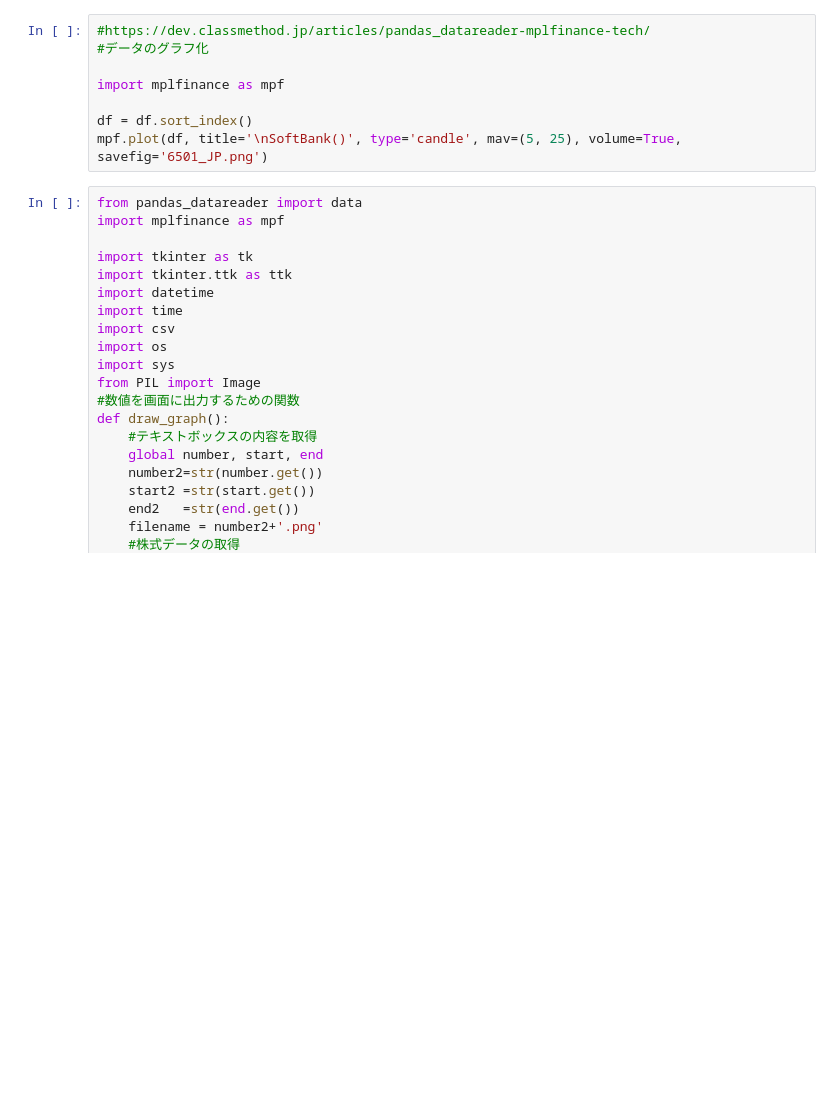
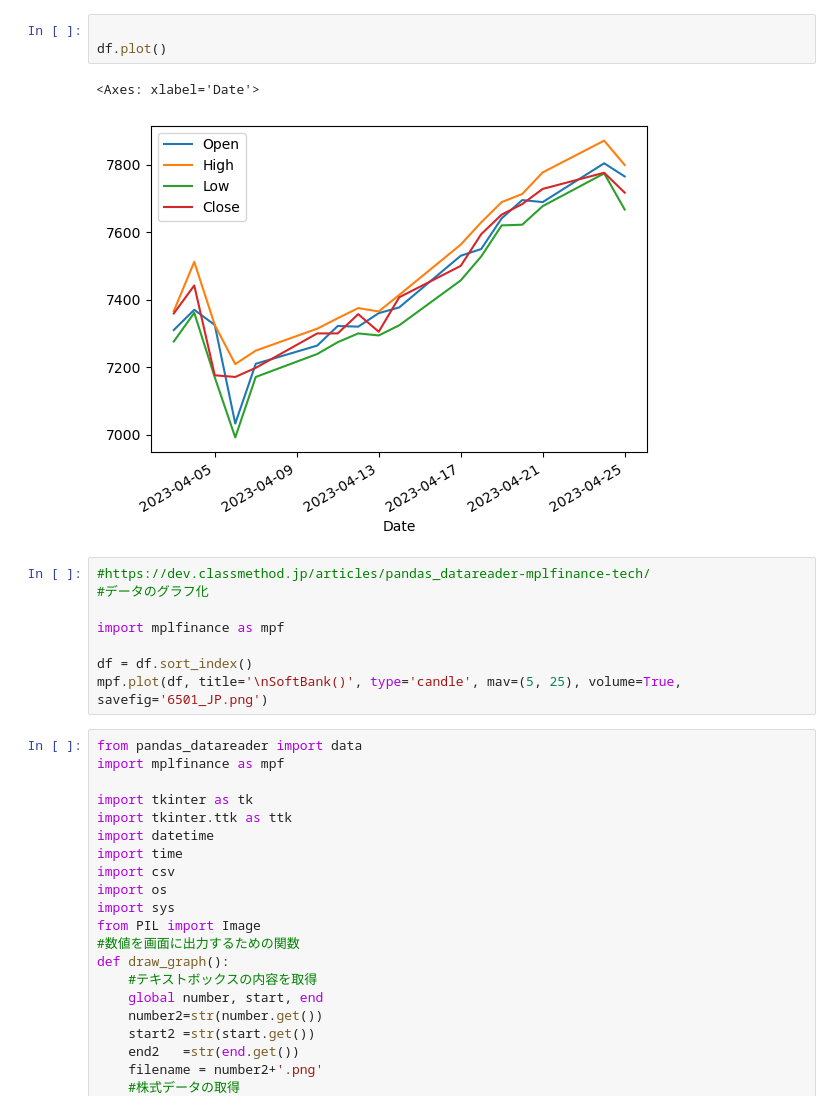
Before and after one commit to 2023-hsymlab/python-scraping-stock-data-Sariha-Hatoda, a Jupyter notebook: mySimmple_Stock2.ipynb, the cells around one changed output. Drawn from its saved outputs; the diff is of its cells as text; blank space fills up the shorter version.

```diff
--- a/mySimmple_Stock2.ipynb
+++ b/mySimmple_Stock2.ipynb
@@ -26,6 +31,12 @@ df
 | 2023-04-05 | 7325 | 7325 | 7170 | 7176 | 3549000 |
 | 2023-04-04 | 7370 | 7512 | 7361 | 7442 | 4217800 |
 | 2023-04-03 | 7310 | 7366 | 7276 | 7359 | 2685900 |
+# %%
+
+df.plot()
+# %% [output]
+<Axes: xlabel='Date'>
+[figure, added]
 # %%
 #https://dev.classmethod.jp/articles/pandas_datareader-mplfinance-tech/
 #データのグラフ化
```
Also changed, not shown: parts of 5 cells of this notebook.
